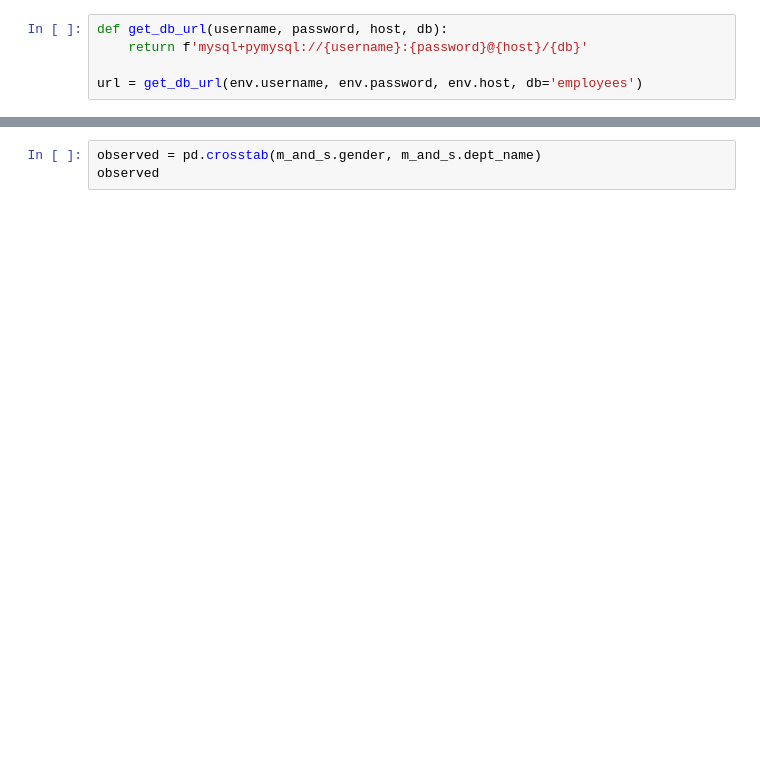
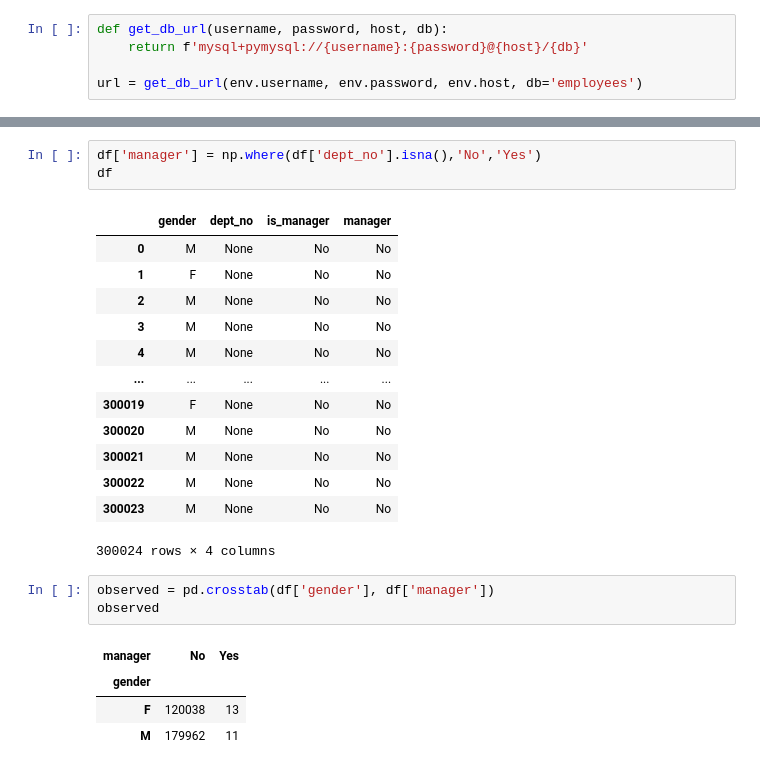
Before and after one commit to Bartholomew-Taylor/statistics_exercises, a Jupyter notebook: Chi_squared_exercises.ipynb, the cells around one changed output, grey strips where cells are left out. Drawn from its saved outputs; the diff is of its cells as text; blank space fills up the shorter version.

```diff
--- a/Chi_squared_exercises.ipynb
+++ b/Chi_squared_exercises.ipynb
@@ -263,3 +304,25 @@ memory usage: 512.0+ bytes
+# %%
+df['manager'] = np.where(df['dept_no'].isna(),'No','Yes')
+df
+# %% [output]
+|  | gender | dept_no | is_manager | manager |
+| 0 | M | None | No | No |
+| 1 | F | None | No | No |
+| 2 | M | None | No | No |
+| 3 | M | None | No | No |
+| 4 | M | None | No | No |
+| ... | ... | ... | ... | ... |
+| 300019 | F | None | No | No |
+| 300020 | M | None | No | No |
+| 300021 | M | None | No | No |
+| 300022 | M | None | No | No |
+| 300023 | M | None | No | No |
+300024 rows × 4 columns
 # %%
-observed = pd.crosstab(m_and_s.gender, m_and_s.dept_name)
+observed = pd.crosstab(df['gender'], df['manager'])
 observed
+# %% [output]
+| manager | No | Yes |
+| gender |  |  |
+| F | 120038 | 13 |
+| M | 179962 | 11 |
```
Also changed, not shown: parts of 12 cells of this notebook, 2 other files.
